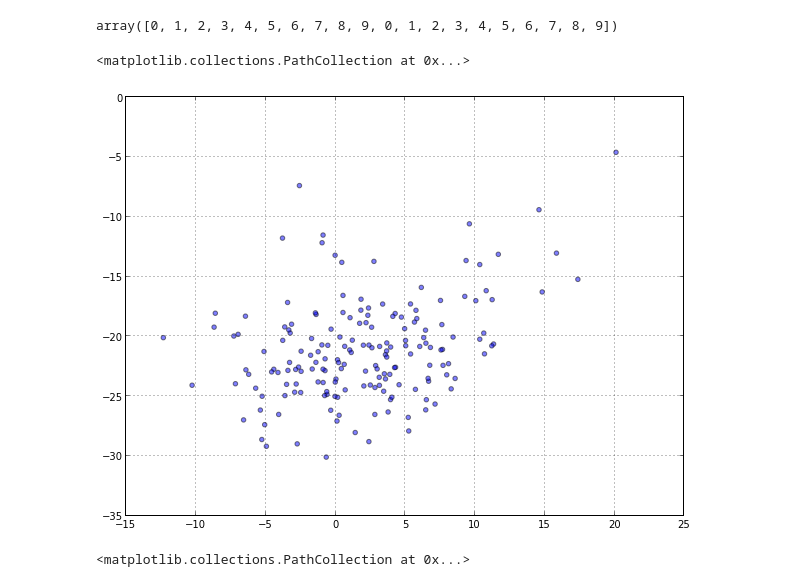
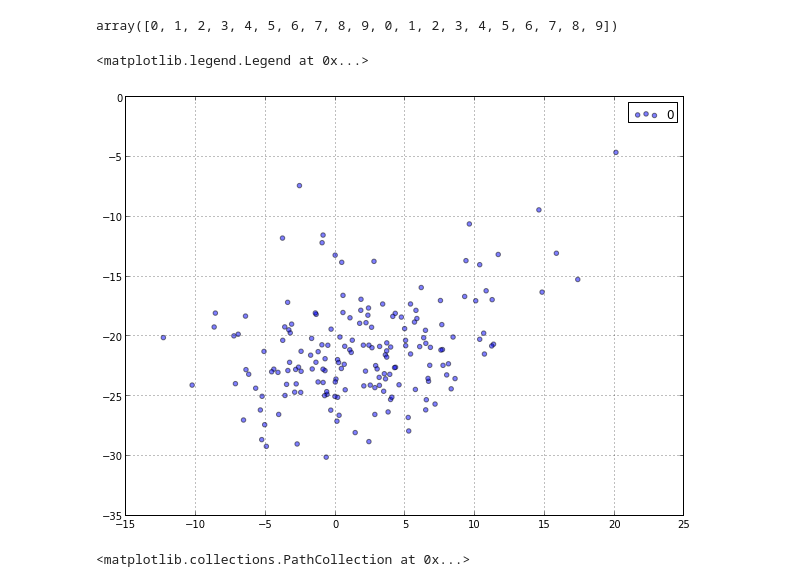
Before and after one commit to ageek/pynotebooks, a Jupyter notebook: sklearn-matplot.ipynb, the cells around one changed output. Saved outputs shown, nothing was run; the diff lists cells and outputs as text; code cells hidden in the pictures.

```diff
--- a/sklearn-matplot.ipynb
+++ b/sklearn-matplot.ipynb
@@ -192,10 +191,11 @@ y[:20]
 array([0, 1, 2, 3, 4, 5, 6, 7, 8, 9, 0, 1, 2, 3, 4, 5, 6, 7, 8, 9])
 # %%
 #printing all 0
-pl.scatter(x_pca[y==0,0], x_pca[y==0,1], label=0, c='b', alpha=.5)
+pl.scatter(x_pca[y==0,0], x_pca[y==0,1], label='0', c='b', alpha=.5)
+pl.legend(loc='upper right')
 # %% [output]
-<matplotlib.collections.PathCollection at 0x...>
+<matplotlib.legend.Legend at 0x...>
-[figure, old version]
+[figure, new version]
 # %%
 from time import sleep
 colors = ['b', 'g', 'r', 'c', 'm', 'y', 'k']
```
Also changed, not shown: parts of 12 cells of this notebook.
